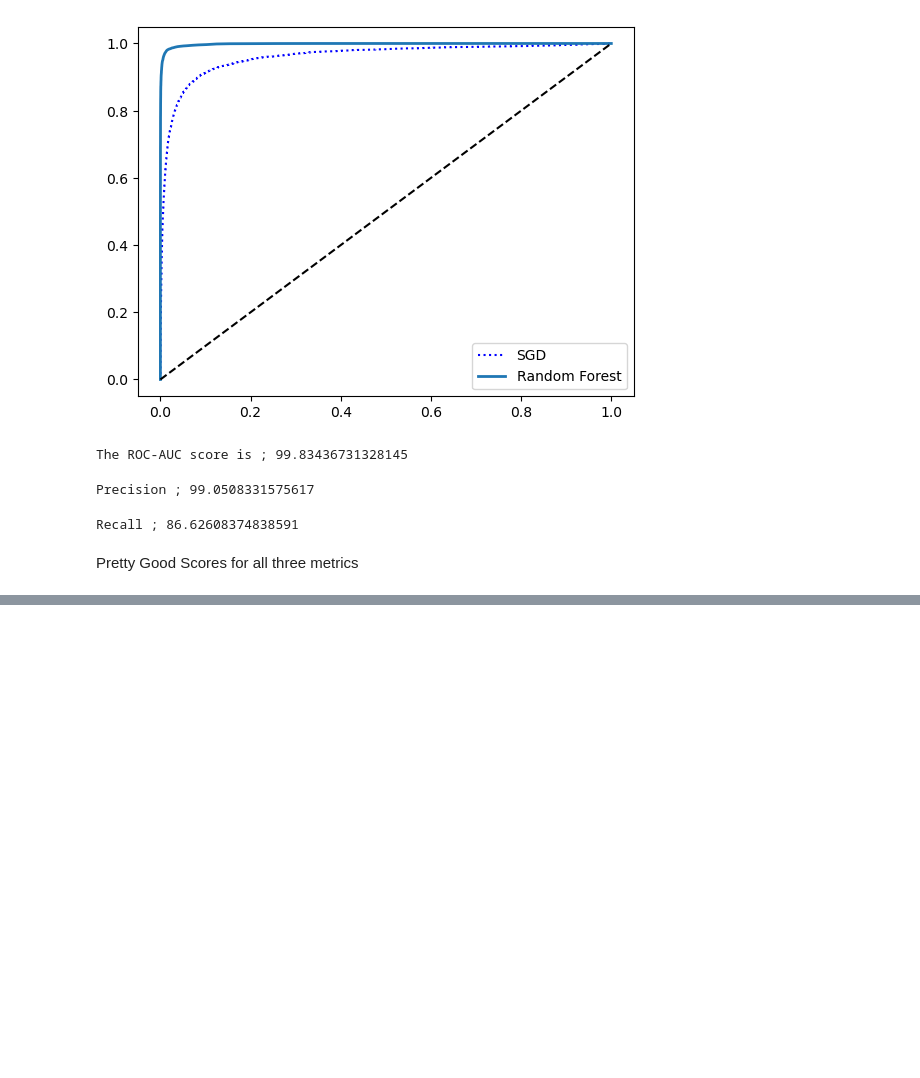
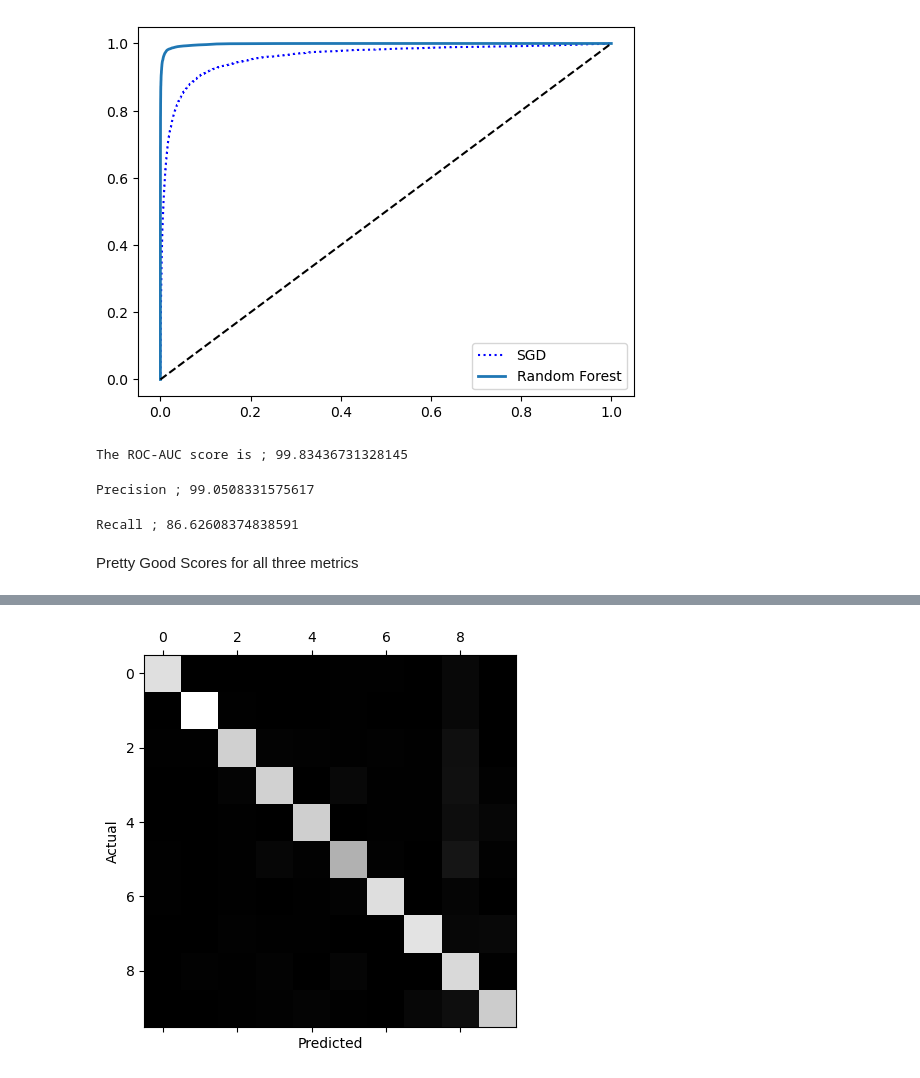
Before and after one commit to samsonmusumuri/MNIST_Classification, a Jupyter notebook: Classification/MNIST_Classification.ipynb, the cells around one changed output, grey strips where cells are left out. Cells and saved outputs as stored; diff of their text form; code cells hidden in the pictures; blank space fills up the shorter version.

Commit message:
Confusion Matrix for wrongly classified digits

```diff
--- a/Classification/MNIST_Classification.ipynb
+++ b/Classification/MNIST_Classification.ipynb
@@ -270,0 +271,8 @@ Pretty Good Scores for all three metrics
+# %%
+from sklearn.preprocessing import StandardScaler
+
+std_scaler = StandardScaler()
+X_train_scaled = std_scaler.fit_transform(X_train)
+
+y_train_pred = cross_val_predict(sgd_clf,X_train_scaled,y_train,cv=3)
+conf_mat = confusion_matrix(y_train,y_train_pred)
@@ -270,0 +292,6 @@ Pretty Good Scores for all three metrics
+# %%
+plt.matshow(conf_mat,cmap=plt.cm.gray)
+plt.xlabel("Predicted")
+plt.ylabel("Actual");
+# %% [output]
+[figure, added]
```
Also changed, not shown: parts of 5 cells of this notebook.
